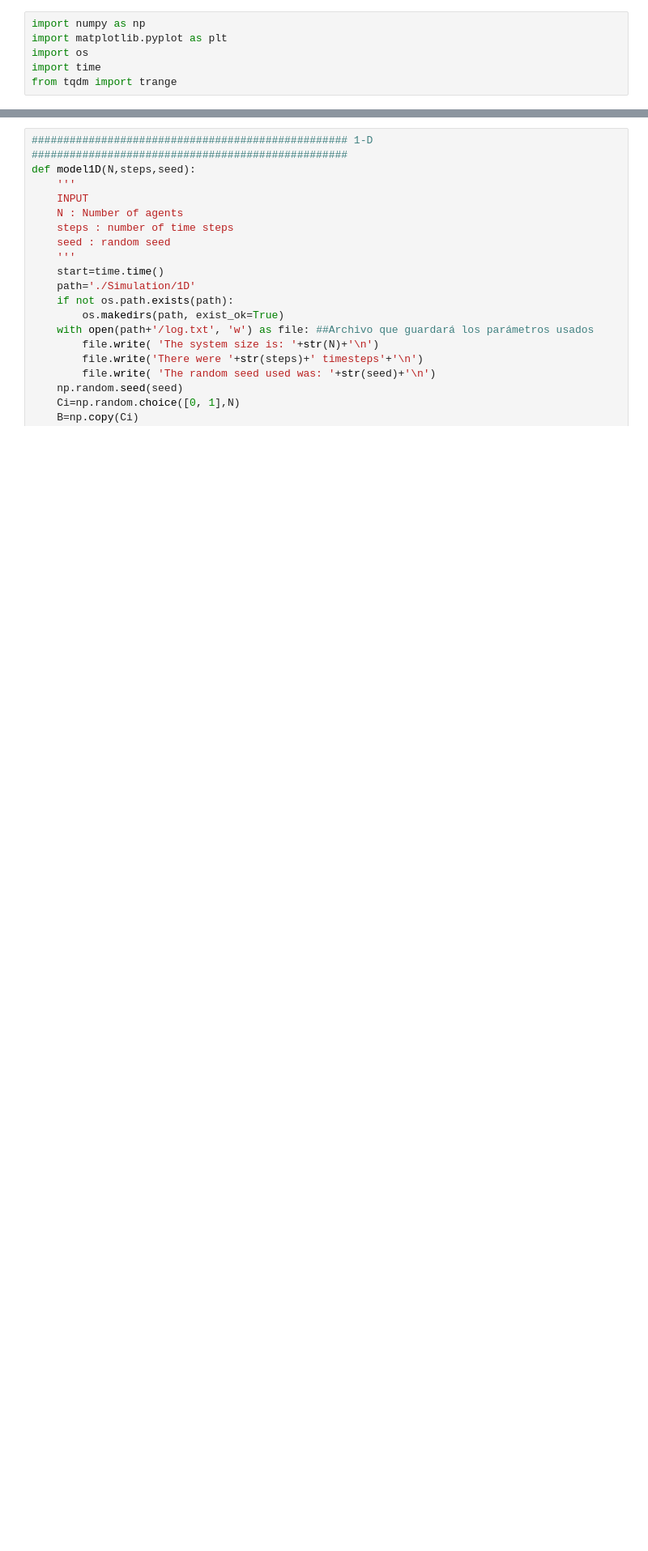
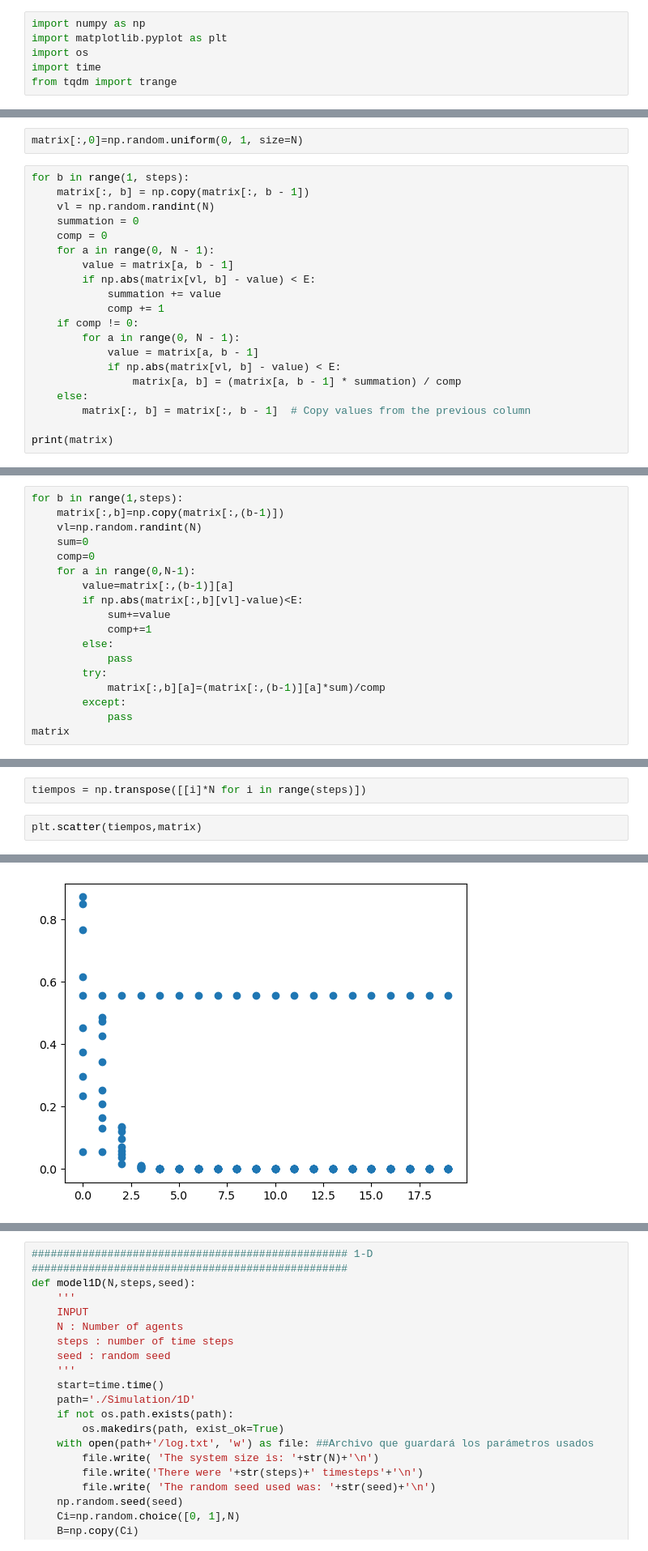
Before and after one commit to spulgares/Sociofisica, a Jupyter notebook: Hegselmann-Krause model/Hegselmann-Krause model.ipynb, the cells around one changed output, grey strips where cells are left out. Shown at 81% size. Cells and saved outputs as stored; diff of their text form; blank space fills up the shorter version.

```diff
--- a/Hegselmann-Krause model/Hegselmann-Krause model.ipynb
+++ b/Hegselmann-Krause model/Hegselmann-Krause model.ipynb
@@ -12,0 +19,22 @@ from tqdm import trange
+# %%
+matrix[:,0]=np.random.uniform(0, 1, size=N)
+# %%
+for b in range(1, steps):
+    matrix[:, b] = np.copy(matrix[:, b - 1])
+    vl = np.random.randint(N)
+    summation = 0
+    comp = 0
+    for a in range(0, N - 1):
+        value = matrix[a, b - 1]
+        if np.abs(matrix[vl, b] - value) < E:
+            summation += value
+            comp += 1
+    if comp != 0:
+        for a in range(0, N - 1):
+            value = matrix[a, b - 1]
+            if np.abs(matrix[vl, b] - value) < E:
+                matrix[a, b] = (matrix[a, b - 1] * summation) / comp
+    else:
+        matrix[:, b] = matrix[:, b - 1]  # Copy values from the previous column
+
+print(matrix)
@@ -12,0 +59,18 @@ from tqdm import trange
+# %%
+for b in range(1,steps):
+    matrix[:,b]=np.copy(matrix[:,(b-1)])
+    vl=np.random.randint(N)
+    sum=0
+    comp=0
+    for a in range(0,N-1):
+        value=matrix[:,(b-1)][a]
+        if np.abs(matrix[:,b][vl]-value)<E:
+            sum+=value
+            comp+=1
+        else:
+            pass
+        try:
+            matrix[:,b][a]=(matrix[:,(b-1)][a]*sum)/comp
+        except:
+            pass
+matrix
@@ -12,0 +95,5 @@ from tqdm import trange
+# %%
+tiempos = np.transpose([[i]*N for i in range(steps)])
+# %%
+plt.scatter(tiempos,matrix)
+# %% [output]
@@ -12,0 +101 @@ from tqdm import trange
+[figure, added]
```
Also changed, not shown: parts of 13 cells of this notebook, 2 other files.
